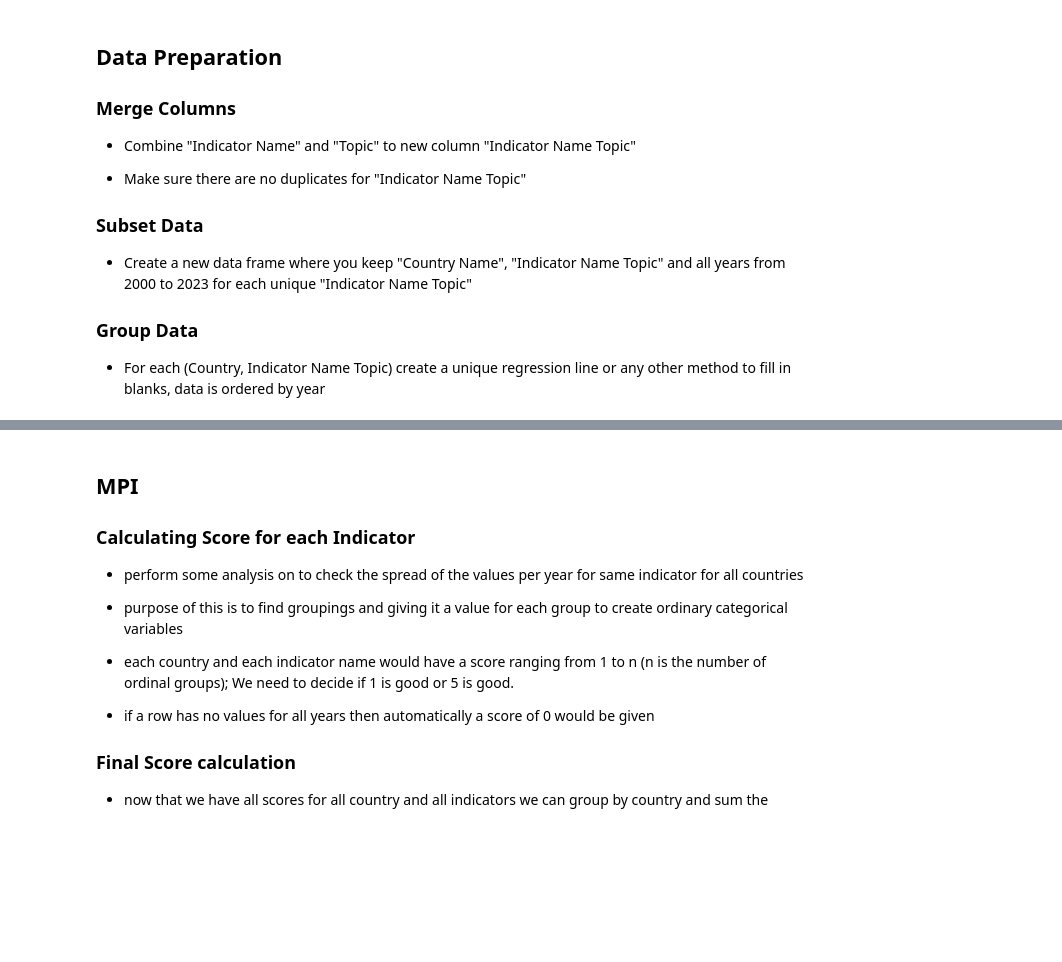
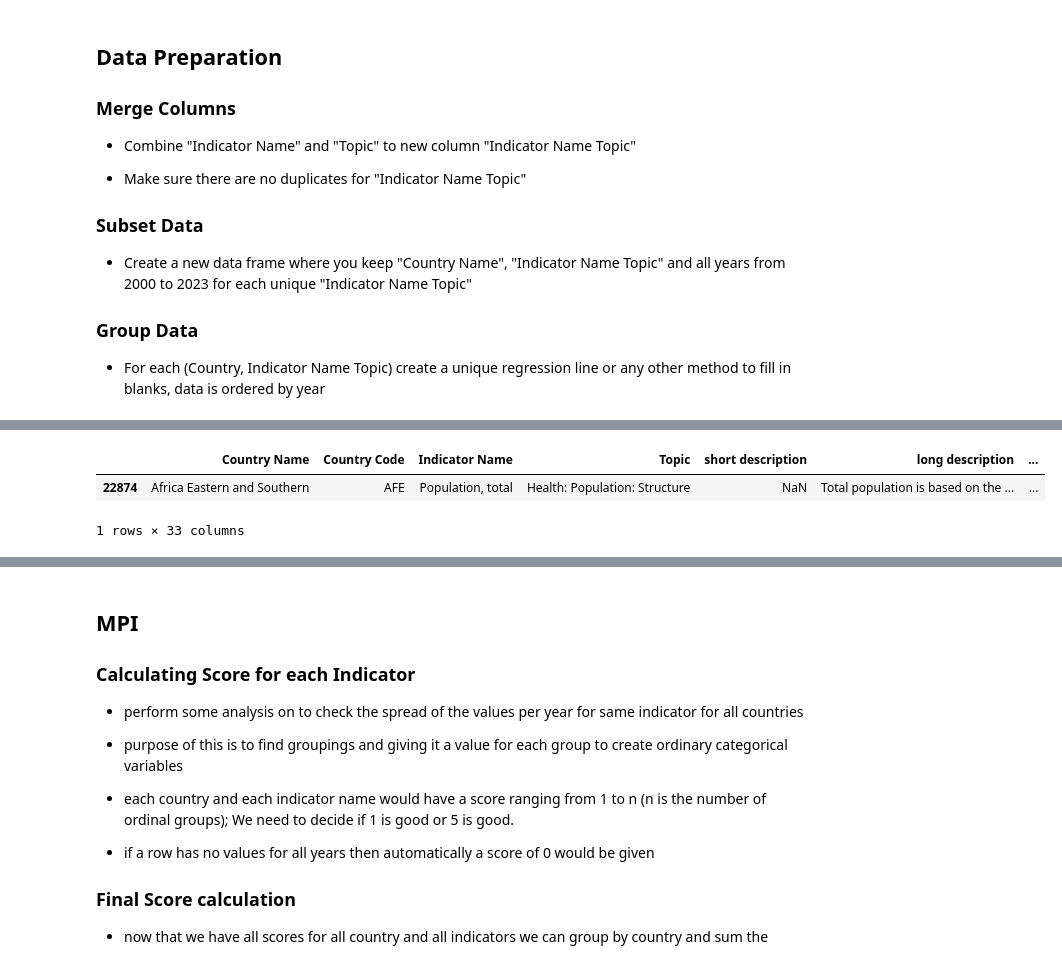
Before and after one commit to paulpark6/SAP_Datathon, a Jupyter notebook: paul.ipynb, the cells around one changed output, grey strips where cells are left out. Cells and saved outputs as stored; diff of their text form; code cells hidden in the pictures; blank space fills up the shorter version.

```diff
--- a/paul.ipynb
+++ b/paul.ipynb
@@ -20,0 +133,6 @@ df = pd.read_csv('./data/SAP Datasets.csv')
+# %%
+df[df['Indicator Name'] =='Population, total'] ## removed this country because for this indicator there is one country
+# %% [output]
+|  | Country Name | Country Code | Indicator Name | Topic | short description | long description | ... |
+| 22874 | Africa Eastern and Southern | AFE | Population, total | Health: Population: Structure | NaN | Total population is based on the ... | ... |
+1 rows × 33 columns
```
Also changed, not shown: parts of 16 cells of this notebook, 1 other file.
